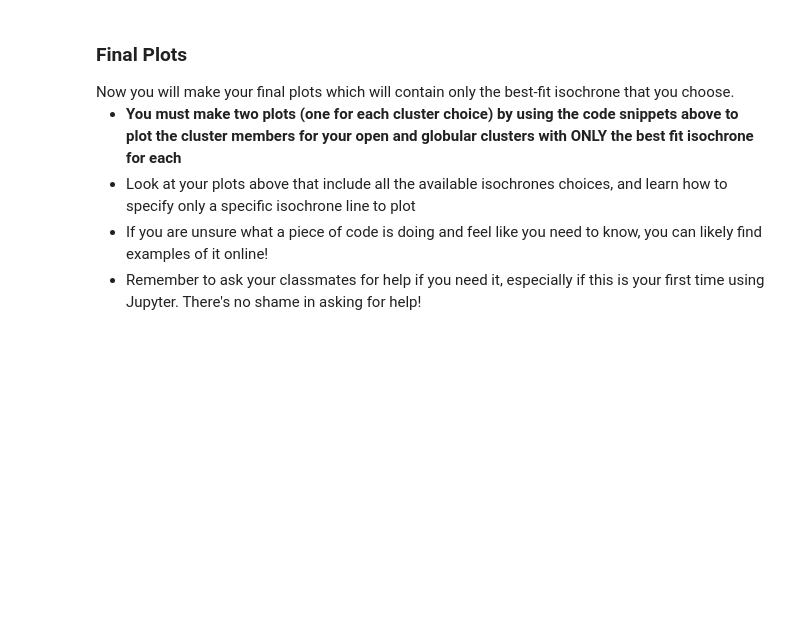
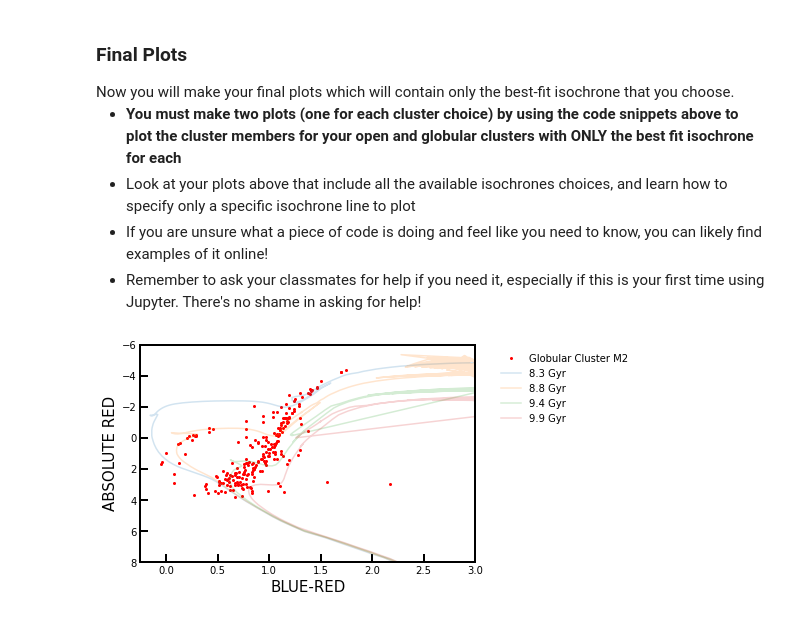
Before and after one commit to parallax-xallaraq/ASTR591, a Jupyter notebook: Age-Of-Stellar-Clusters/Age-of-Clusters-Final-2021-(2).ipynb, the cells around one changed output. Drawn from its saved outputs; the diff is of its cells as text; code cells hidden in the pictures; blank space fills up the shorter version.

```diff
--- a/Age-Of-Stellar-Clusters/Age-of-Clusters-Final-2021-(2).ipynb
+++ b/Age-Of-Stellar-Clusters/Age-of-Clusters-Final-2021-(2).ipynb
@@ -647,0 +651,64 @@ plt.close()
+# %%
+#STUDENT FINAL PLOTS GO HERE, GOOD LUCK!
+
+
+# Globular Cluster M2
+
+#STUDENT CUSTOMIZES CLUSTER RADIUS HERE
+cutoff_radius=0.25 #degrees
+
+#STUDENT CUSTOMIZES CLUSTER PARALLAX RANGE HERE
+lower_cutoff_parallax=0.0001
+upper_cutoff_parallax=0.3
+
+globular_y_red=data['phot_rp_mean_mag'][(distance_from_globular < cutoff_radius) & (data['parallax'] > lower_cutoff_parallax) & (data['parallax'] < upper_cutoff_parallax)]
+globular_x_bmr=data['phot_bp_mean_mag'][(distance_from_globular < cutoff_radius) & (data['parallax'] > lower_cutoff_parallax) & (data['parallax'] < upper_cutoff_parallax)]-data['phot_rp_mean_mag'][(distance_from_globular < cutoff_radius) & (data['parallax'] > lower_cutoff_parallax) & (data['parallax'] < upper_cutoff_parallax)]
+
+
+#Reddening will affect our color estimate (x-axis) because reddening will remove light as a function of wavelength
+#here I experiment with a reddening value and add it to the color difference points we just found
+
+#STUDENT CUSTOMIZES CLUSTER REDDENING HERE
+ext_blue_red=-0.08
+dereddened_globular_x_bmr=[x-ext_blue_red for x in globular_x_bmr] #We subtract to make the colors more negative, aka blue-er, replacing the lost blue light
+
+#STUDENT CUSTOMIZES CLUSTER DISTANCE HERE
+globular_cluster_distance=16863 #pc
+abs_globular_y_red=[absolute_M(x,globular_cluster_distance) for x in globular_y_red]
+
+fig = plt.figure()
+ax = fig.add_subplot(111)
+
+#Plot the color and magnitude values here!  Make sure to change the points label to be your chosen cluster
+plt.plot(dereddened_globular_x_bmr,abs_globular_y_red,'ro',markersize=2,label='Globular Cluster M2')
+
+#Plot select isochrones
+i=8;
+plt.plot(iso_GBP_GRP[ages == age_list[i]],iso_GRP[ages == age_list[i]],marker='',linestyle='-',label=str(age_list[i])+' Gyr',alpha=0.2)
+i=13;
+plt.plot(iso_GBP_GRP[ages == age_list[i]],iso_GRP[ages == age_list[i]],marker='',linestyle='-',label=str(age_list[i])+' Gyr',alpha=0.2)
+i=19;
+plt.plot(iso_GBP_GRP[ages == age_list[i]],iso_GRP[ages == age_list[i]],marker='',linestyle='-',label=str(age_list[i])+' Gyr',alpha=0.2)
+i=24;
+plt.plot(iso_GBP_GRP[ages == age_list[i]],iso_GRP[ages == age_list[i]],marker='',linestyle='-',label=str(age_list[i])+' Gyr',alpha=0.2)
+
+
+#Astronomy is weird, so here I set y axis to be inverted.  Answer this in question 1.3!
+plt.axis([-0.25, 3,8, -6])
+
+#Whole bunch of formatting lines below to make things look nicer, use for your own plots in other works!
+plt.legend(loc=2,prop={'size':10},frameon=False, bbox_to_anchor=(1.05, 1))
+plt.setp(ax.spines.values(), linewidth=2) #Set's outer border thickness
+ax.get_yaxis().set_tick_params(which='both',direction='in') #Sets the tick marks to face inwards
+ax.get_xaxis().set_tick_params(which='both',direction='in')
+plt.xlabel('BLUE-RED',fontsize=15)
+plt.ylabel('ABSOLUTE RED',fontsize=15)
+plt.tick_params(which='major', length=8, width=2) #Customize the size of tick marks
+plt.tick_params(which='minor', length=3, width=2)
+
+#Next we want to see the plot we made
+plt.show()
+#fig.savefig('dereddened_parallax_globular_cluster_color_mag_diagram.pdf', dpi=800)  #Take away the first # at the beginning of this line to save as a pdf!
+plt.close()
+# %% [output]
+[figure, added]
```
Also changed, not shown: parts of 5 cells of this notebook, 1 other file.
